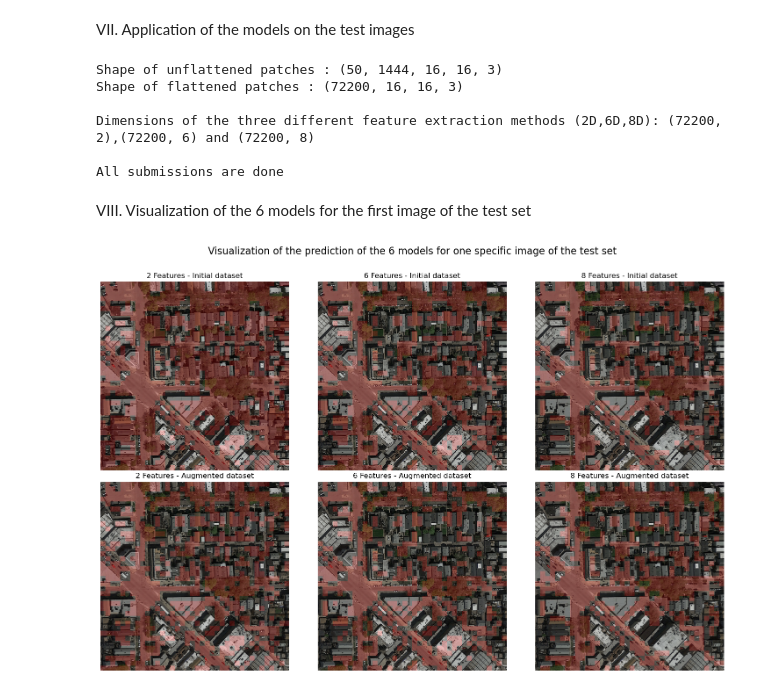
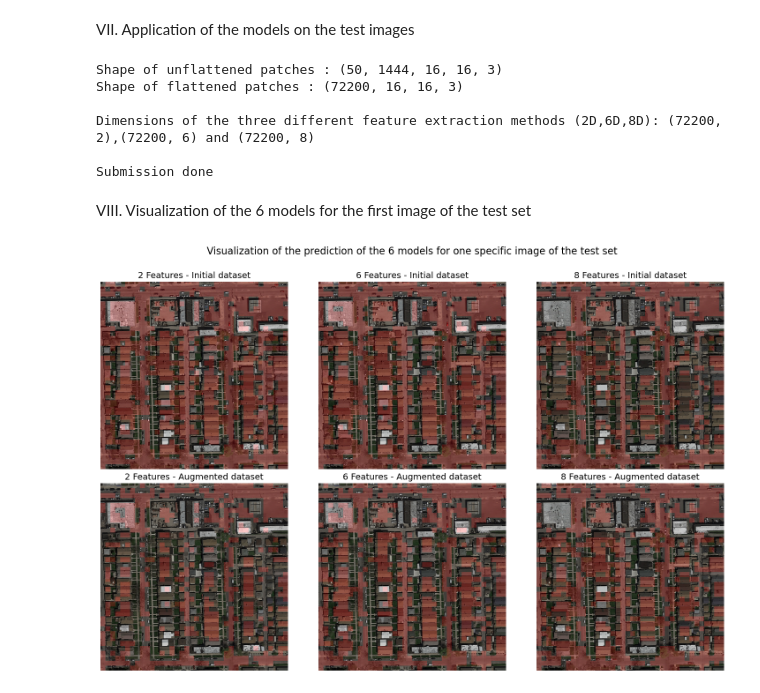
Before and after one commit to CS-433/ml-project-2-satnet, a Jupyter notebook: LogisticRegressionfct.ipynb, the cells around one changed output. Drawn from its saved outputs; the diff is of its cells as text; code cells hidden in the pictures.

```diff
--- a/LogisticRegressionfct.ipynb
+++ b/LogisticRegressionfct.ipynb
@@ -33,10 +39,7 @@ II. Load the data
 We know that a large dataset can greatly improve the performance of a machine learning algorithm. So, we decided to see if logistic regression gives better predictions when using more data. For this, we compare results on the original dataset and on an augmented dataset created with DataAugmentation.py. Therefore, everything we do on the original dataset will also be applied to the augmented dataset.
 # %%
 root_training_dir = "dataset/training/"
-root_aumg_training_dir = "dataset/augmented_training/"
-
-# root_training_dir = "dataset/short_training/"
-# root_aumg_training_dir = "dataset/short_augmented_training/"
+root_aumg_training_dir = "dataset/TrainingInde/"
 
 imgs, gt_imgs, n_train, files_train = load_data(root_training_dir, is_test=False)
 augm_imgs, augm_gt_imgs, augm_n_train, augm_files_train = load_data(root_aumg_training_dir, is_test=False)
@@ -194,23 +206,23 @@ Since predictions are not binarized within the loss function, we can train the m
 # %%
-thresholds = np.arange(0.4, 0.7, 0.001)
+thresholds = np.arange(0.4, 0.6, 0.001)
 
-best_treshold_2d = find_best_treshold(best_model_2d,x_train_stand_2d, y_train_2d,thresholds)
-best_treshold_6d = find_best_treshold(best_model_6d,x_train_stand_6d, y_train_6d,thresholds)
-best_treshold_8d = find_best_treshold(best_model_8d,x_train_stand_8d, y_train_8d,thresholds)
+best_treshold_2d,best_f1_2d,best_acc_2d, f1s_2d = find_best_treshold(best_model_2d,x_test_stand_2d, y_test_2d,thresholds)
+best_treshold_6d,best_f1_6d,best_acc_6d, f1s_6d = find_best_treshold(best_model_6d,x_test_stand_6d, y_test_6d,thresholds)
+best_treshold_8d,best_f1_8d,best_acc_8d, f1s_8d = find_best_treshold(best_model_8d,x_test_stand_8d, y_test_8d,thresholds)
 
-best_treshold_2d_augm = find_best_treshold(best_model_2d_augm,x_train_stand_2d_augm, y_train_2d_augm,thresholds)
-best_treshold_6d_augm = find_best_treshold(best_model_6d_augm,x_train_stand_6d_augm, y_train_6d_augm,thresholds)
-best_treshold_8d_augm = find_best_treshold(best_model_8d_augm,x_train_stand_8d_augm, y_train_8d_augm,thresholds)
+best_treshold_2d_augm,best_f1_2d_augm,best_acc_2d_augm, f1s_2d_augm = find_best_treshold(best_model_2d_augm,x_test_stand_2d_augm, y_test_2d_augm,thresholds)
+best_treshold_6d_augm,best_f1_6d_augm,best_acc_6d_augm, f1s_6d_augm = find_best_treshold(best_model_6d_augm,x_test_stand_6d_augm, y_test_6d_augm,thresholds)
+best_treshold_8d_augm,best_f1_8d_augm,best_acc_8d_augm,f1s_8d_augm = find_best_treshold(best_model_8d_augm,x_test_stand_8d_augm, y_test_8d_augm,thresholds)
 
-print("Best tresholds for the initial data set:")
-print(" 2 features: {:.2f}".format(best_treshold_2d))
-print(" 6 features: {:.2f}".format(best_treshold_6d))
-print(" 8 features: {:.2f}".format(best_treshold_8d))
+print("For the initial data set:")
+print(" 2 features: treshold of {:.2f} for a f1 score of {:.2f} and an accuracy of {:.2f}".format(best_treshold_2d,best_f1_2d,best_acc_2d))
+print(" 6 features: treshold of {:.2f} for a f1 score of {:.2f} and an accuracy of {:.2f}".format(best_treshold_6d,best_f1_6d,best_acc_6d))
+print(" 8 features: treshold of {:.2f} for a f1 score of {:.2f} and an accuracy of {:.2f}".format(best_treshold_8d,best_f1_8d,best_acc_8d))
 print("\n")
 
-print("Best tresholds for the augmented data set:")
-print(" 2 features: {:.2f}".format(best_treshold_2d_augm))
-print(" 6 features: {:.2f}".format(best_treshold_6d_augm))
-print(" 8 features: {:.2f}".format(best_treshold_8d_augm))
+print("For the augmented data set:")
+print(" 2 features: treshold of {:.2f} for a f1 score of {:.2f} and an accuracy of {:.2f}".format(best_treshold_2d_augm,best_f1_2d_augm,best_acc_2d_augm))
+print(" 6 features: treshold of {:.2f} for a f1 score of {:.2f} and an accuracy of {:.2f}".format(best_treshold_6d_augm,best_f1_6d_augm,best_acc_6d_augm))
+print(" 8 features: treshold of {:.2f} for a f1 score of {:.2f} and an accuracy of {:.2f}".format(best_treshold_8d_augm,best_f1_8d_augm,best_acc_8d_augm))
 print("\n")
 # %% [output]
@@ -321,32 +315,26 @@ Z8d_test_prediction = (best_model_8d.predict_proba(X8d_test_scaled)[:, 1] > best
 Z2d_augm_test_prediction = (best_model_2d_augm.predict_proba(Xi2d_augm_scaled)[:, 1] > best_treshold_2d_augm).astype(int)
 Z6d_augm_test_prediction = (best_model_6d_augm.predict_proba(Xi6d_augm_scaled)[:, 1] > best_treshold_6d_augm).astype(int)
 Z8d_augm_test_prediction = (best_model_8d_augm.predict_proba(Xi8d_augm_scaled)[:, 1] > best_treshold_8d_augm).astype(int)
-# create submission files
+
+# Create submission file for the best model: 8D initial dataset
 w_test = imgs_test[0].shape[0]
 h_test = imgs_test[0].shape[1]
 
 sqrt_n_patches = w_test // PATCH_SIZE
-
-array_to_submission('predictions2d.csv', Z2d_test_prediction, sqrt_n_patches, PATCH_SIZE)
-array_to_submission('predictions6d.csv', Z6d_test_prediction, sqrt_n_patches, PATCH_SIZE)
 array_to_submission('predictions8d.csv', Z8d_test_prediction, sqrt_n_patches, PATCH_SIZE)
 
-array_to_submission('predictions2d_augmented.csv', Z2d_augm_test_prediction, sqrt_n_patches, PATCH_SIZE)
-array_to_submission('predictions6d_augmented.csv', Z6d_augm_test_prediction, sqrt_n_patches, PATCH_SIZE)
-array_to_submission('predictions8d_augmented.csv', Z8d_augm_test_prediction, sqrt_n_patches, PATCH_SIZE)
-
-print("All submissions are done")
+print("Submission done")
 # %% [output]
 Shape of unflattened patches : (50, 1444, 16, 16, 3)
 Shape of flattened patches : (72200, 16, 16, 3)
 
 Dimensions of the three different feature extraction methods (2D,6D,8D): (72200, 2),(72200, 6) and (72200, 8)
 
-All submissions are done
+Submission done
 # %% [markdown]
 VIII. Visualization of the 6 models for the first image of the test set
 # %%
-img_idx = 10
+img_idx = 0
 
 fig, axes = plt.subplots(2, 3, figsize=(15, 10))
 fig.suptitle("Visualization of the prediction of the 6 models for one specific image of the test set", fontsize=16)
@@ -354,31 +342,31 @@ fig.suptitle("Visualization of the prediction of the 6 models for one specific i
 titles = [
     "2 Features - Initial dataset",
     "6 Features - Initial dataset",
     "8 Features - Initial dataset",
     "2 Features - Augmented dataset",
     "6 Features - Augmented dataset",
     "8 Features - Augmented dataset"
 ]
 
 data = [
     Z2d_test_prediction[img_idx * (w_test // PATCH_SIZE) * (h_test // PATCH_SIZE):(img_idx + 1) * (w_test // PATCH_SIZE) * (h_test // PATCH_SIZE)],
     Z6d_test_prediction[img_idx * (w_test // PATCH_SIZE) * (h_test // PATCH_SIZE):(img_idx + 1) * (w_test // PATCH_SIZE) * (h_test // PATCH_SIZE)],
     Z8d_test_prediction[img_idx * (w_test // PATCH_SIZE) * (h_test // PATCH_SIZE):(img_idx + 1) * (w_test // PATCH_SIZE) * (h_test // PATCH_SIZE)],
     Z2d_augm_test_prediction[img_idx * (w_test // PATCH_SIZE) * (h_test // PATCH_SIZE):(img_idx + 1) * (w_test // PATCH_SIZE) * (h_test // PATCH_SIZE)],
     Z6d_augm_test_prediction[img_idx * (w_test // PATCH_SIZE) * (h_test // PATCH_SIZE):(img_idx + 1) * (w_test // PATCH_SIZE) * (h_test // PATCH_SIZE)],
     Z8d_augm_test_prediction[img_idx * (w_test // PATCH_SIZE) * (h_test // PATCH_SIZE):(img_idx + 1) * (w_test // PATCH_SIZE) * (h_test // PATCH_SIZE)],
 ]
 for i, ax in enumerate(axes.ravel()):
     predicted_im = label_to_img(w_test, h_test, PATCH_SIZE, PATCH_SIZE, data[i])
     cimg = concatenate_images(imgs_test[img_idx], predicted_im)
     new_img = make_img_overlay(imgs_test[img_idx], predicted_im)
 
     ax.imshow(new_img, cmap="Greys_r")
     ax.set_title(titles[i])
     ax.axis("off")
 
 plt.tight_layout()
 plt.subplots_adjust(top=0.9)
 plt.show()
 # %% [output]
-[figure, old version]
+[figure, new version]
```
Also changed, not shown: parts of 15 cells of this notebook, 2 other files.
